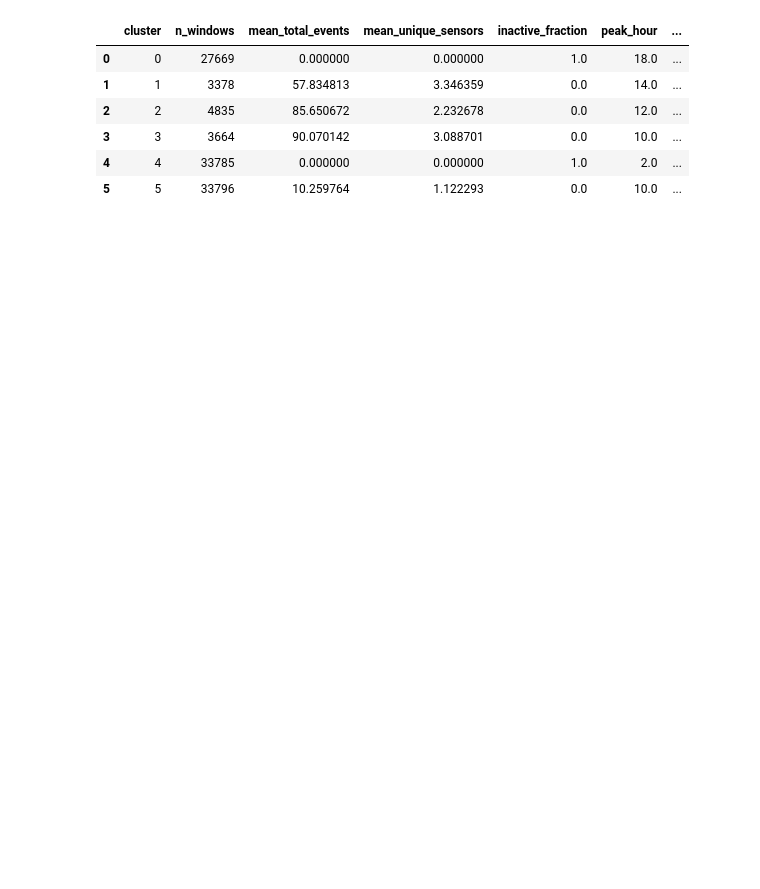
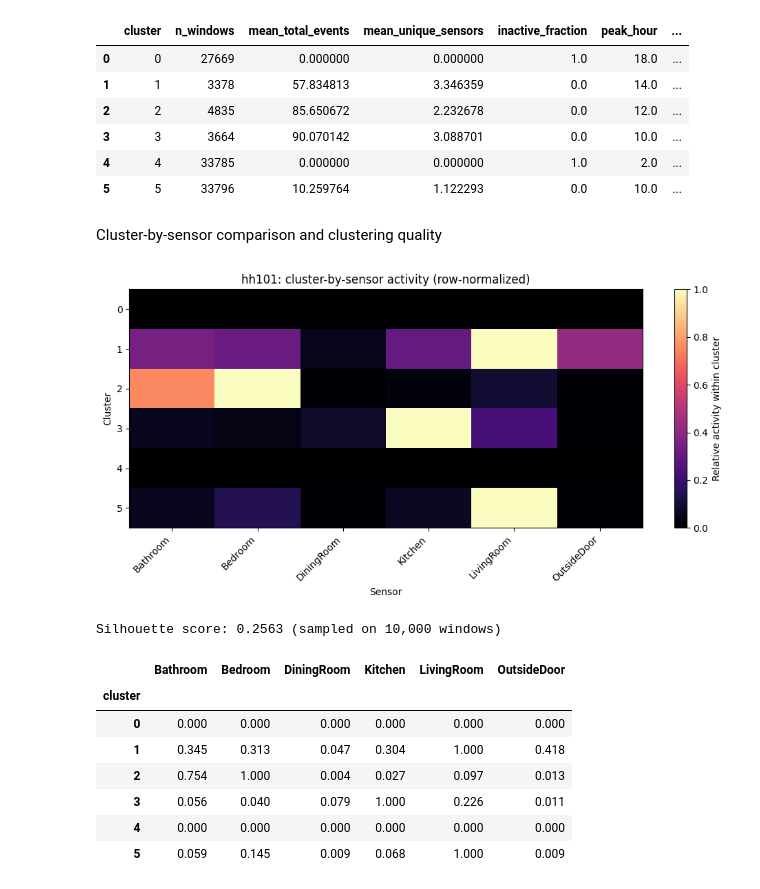
Before and after one commit to evangeliapant/smart-home-anomaly-detection, a Jupyter notebook: notebooks/02_routine_discovery.ipynb, the cells around one changed output. Saved outputs shown, nothing was run; the diff lists cells and outputs as text; code cells hidden in the pictures; blank space fills up the shorter version.

```diff
--- a/notebooks/02_routine_discovery.ipynb
+++ b/notebooks/02_routine_discovery.ipynb
@@ -155,4 +155,70 @@ summary
 | 3 | 3 | 3664 | 90.070142 | 3.088701 | 0.0 | 10.0 | ... |
 | 4 | 4 | 33785 | 0.000000 | 0.000000 | 1.0 | 2.0 | ... |
 | 5 | 5 | 33796 | 10.259764 | 1.122293 | 0.0 | 10.0 | ... |
+# %% [markdown]
+Cluster-by-sensor comparison and clustering quality
+# %%
+from sklearn.metrics import silhouette_score
+from sklearn.preprocessing import StandardScaler
+
+cluster_sensor = []
+for k in sorted(df["cluster"].unique()):
+    sub = df[df["cluster"] == k]
+    active_sub = sub[sub["total_events"] > 0] if "total_events" in sub.columns else sub
+    ref = active_sub if not active_sub.empty else sub
+    means = ref[sensor_cols].mean()
+    cluster_sensor.append(pd.Series(means, name=k))
+
+cluster_sensor = pd.DataFrame(cluster_sensor).fillna(0.0)
+cluster_sensor.index.name = "cluster"
+cluster_sensor = cluster_sensor.sort_index()
+cluster_sensor.to_csv(table_dir / f"{HOUSE}_cluster_sensor_matrix.csv")
+
+cluster_sensor_normalized = cluster_sensor.div(cluster_sensor.max(axis=1).replace(0, 1), axis=0)
+cluster_sensor_normalized.to_csv(table_dir / f"{HOUSE}_cluster_sensor_matrix_normalized.csv")
+
+plt.figure(figsize=(10, 5))
+plt.imshow(cluster_sensor_normalized.values, aspect="auto", cmap="magma", vmin=0, vmax=1)
+plt.title(f"{HOUSE}: cluster-by-sensor activity (row-normalized)")
+plt.xlabel("Sensor")
+plt.ylabel("Cluster")
+plt.xticks(range(len(cluster_sensor_normalized.columns)), cluster_sensor_normalized.columns, rotation=45, ha="right")
+plt.yticks(range(len(cluster_sensor_normalized.index)), cluster_sensor_normalized.index)
+plt.colorbar(label="Relative activity within cluster")
+plt.tight_layout()
+plt.savefig(fig_dir / f"{HOUSE}_cluster_sensor_heatmap.png", bbox_inches="tight")
+plt.show()
+
+feature_cols = [
+    c for c in df.columns
+    if c not in {"window_start", "cluster", "is_anomaly", "anomaly_score", "hour"}
+]
+Xs = StandardScaler().fit_transform(df[feature_cols])
+if len(df) > 10000:
+    silhouette_sample = df.sample(n=10000, random_state=42)
+    Xs_sample = StandardScaler().fit_transform(silhouette_sample[feature_cols])
+    sil_value = silhouette_score(Xs_sample, silhouette_sample["cluster"])
+    sil_note = "sampled on 10,000 windows"
+else:
+    sil_value = silhouette_score(Xs, df["cluster"])
+    sil_note = "computed on full dataset"
+
+silhouette_summary = pd.DataFrame(
+    [{"silhouette_score": sil_value, "note": sil_note, "n_clusters": df["cluster"].nunique()}]
+)
+silhouette_summary.to_csv(table_dir / f"{HOUSE}_silhouette_score.csv", index=False)
+
+print(f"Silhouette score: {sil_value:.4f} ({sil_note})")
+cluster_sensor_normalized.round(3)
+# %% [output]
+[figure, added]
+Silhouette score: 0.2563 (sampled on 10,000 windows)
+|  | Bathroom | Bedroom | DiningRoom | Kitchen | LivingRoom | OutsideDoor |
+| cluster |  |  |  |  |  |  |
+| 0 | 0.000 | 0.000 | 0.000 | 0.000 | 0.000 | 0.000 |
+| 1 | 0.345 | 0.313 | 0.047 | 0.304 | 1.000 | 0.418 |
+| 2 | 0.754 | 1.000 | 0.004 | 0.027 | 0.097 | 0.013 |
+| 3 | 0.056 | 0.040 | 0.079 | 1.000 | 0.226 | 0.011 |
+| 4 | 0.000 | 0.000 | 0.000 | 0.000 | 0.000 | 0.000 |
+| 5 | 0.059 | 0.145 | 0.009 | 0.068 | 1.000 | 0.009 |
 # %% [markdown]
```
Also changed, not shown: parts of 3 cells of this notebook, 11 other files.
